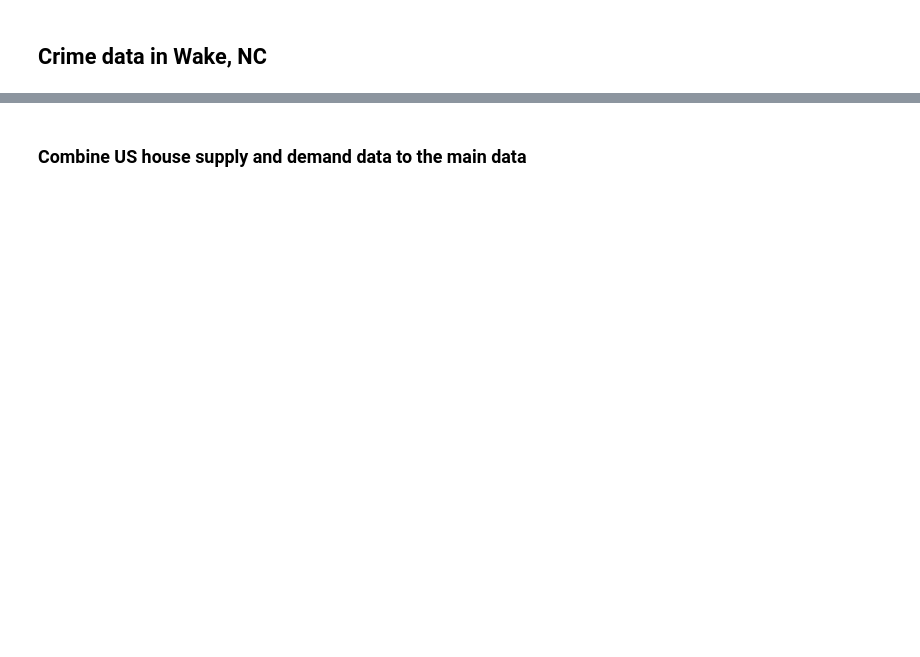
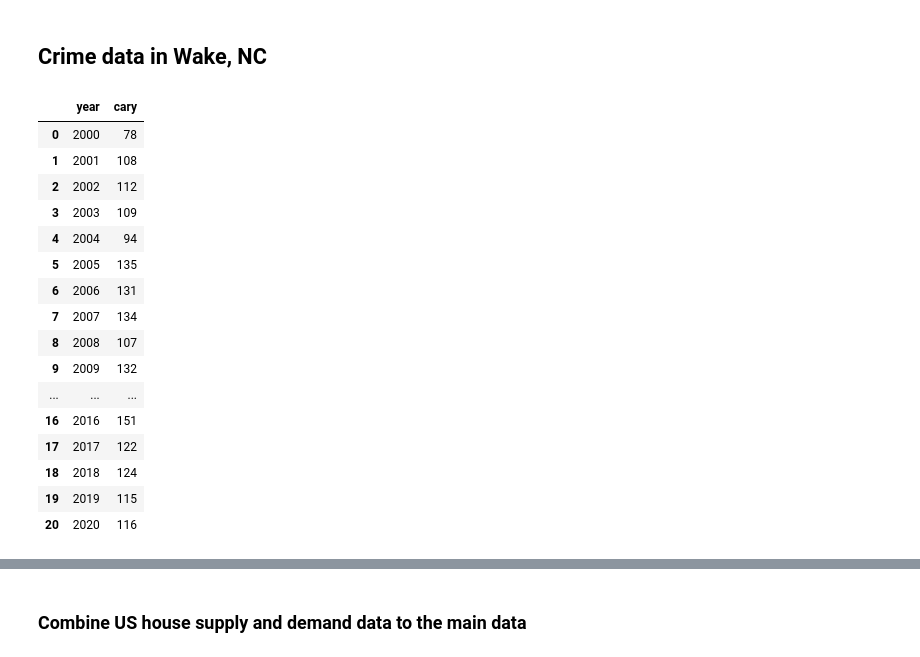
Before and after one commit to alisongh/SIADS-696-Milestone-II, a Jupyter notebook: house_summary.ipynb, the cells around one changed output, grey strips where cells are left out. Drawn from its saved outputs; the diff is of its cells as text; code cells hidden in the pictures; blank space fills up the shorter version.

```diff
--- a/house_summary.ipynb
+++ b/house_summary.ipynb
@@ -352,16 +574,34 @@ apex.reset_index(inplace=True, drop=True)
 # %%
 # Read in the crime data
 cary = pd.read_csv('assets/crime_rate/cary.csv')
 cary = cary.transpose()
 cary.reset_index(inplace=True)
 
 cary.drop(labels=[0], axis=0, inplace=True)
 cary.rename(columns={'index':'year', 0:'cary'}, inplace=True)
 cary.drop(labels=[1], axis=1, inplace=True)
 cary['year'] = cary['year'].astype(int)
 cary['cary'] = cary['cary'].astype(int)
 cary.reset_index(inplace=True, drop=True)
-# cary
+cary
+# %% [output]
+|  | year | cary |
+| 0 | 2000 | 78 |
+| 1 | 2001 | 108 |
+| 2 | 2002 | 112 |
+| 3 | 2003 | 109 |
+| 4 | 2004 | 94 |
+| 5 | 2005 | 135 |
+| 6 | 2006 | 131 |
+| 7 | 2007 | 134 |
+| 8 | 2008 | 107 |
+| 9 | 2009 | 132 |
+| ... | ... | ... |
+| 16 | 2016 | 151 |
+| 17 | 2017 | 122 |
+| 18 | 2018 | 124 |
+| 19 | 2019 | 115 |
+| 20 | 2020 | 116 |
 # %%
 # Read in the crime data
 fuquay_varina = pd.read_csv('assets/crime_rate/fuquay_varina.csv')
```
Also changed, not shown: parts of 37 cells of this notebook.
